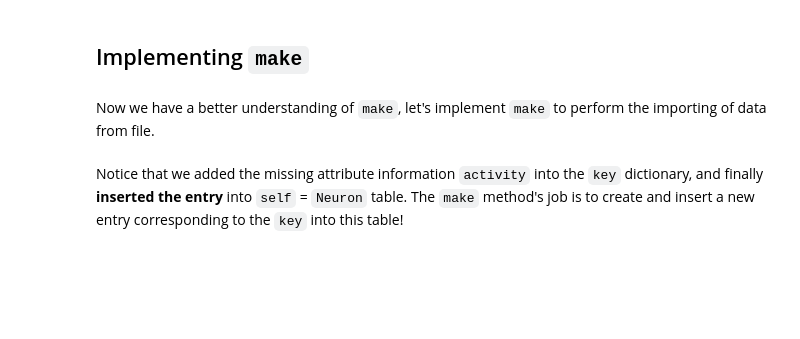
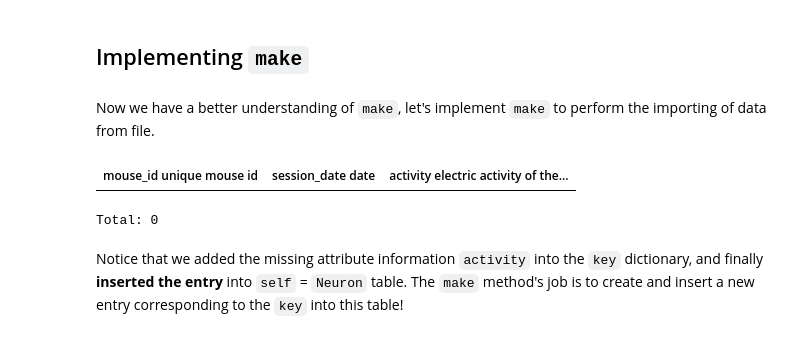
Before and after one commit to datajoint/neuronex_workshop_2018, a Jupyter notebook: julia/02-Imported and Computed Tables.ipynb, the cells around one changed output. Cells and saved outputs as stored; diff of their text form; code cells hidden in the pictures; blank space fills up the shorter version.

```diff
--- a/julia/02-Imported and Computed Tables.ipynb
+++ b/julia/02-Imported and Computed Tables.ipynb
@@ -273,28 +361,30 @@ Now we have a better understanding of `make`, let's implement `make` to perform
 # %%
 using NPZ
 
 @pydef mutable struct Neuron <: dj.Imported
     definition = """
     -> Session
     ---
     activity: longblob    # electric activity of the neuron
-    '''
     """
 
     function make(self, key)
         filename = "../data/data_$(key["mouse_id"])_$(key["session_date"]).npy"
         println("filename is ", filename)
         key["activity"] = npzread(filename)
         self.insert1(key)
         println("    data from file inserted.")
     end
 end
 py"""
 Neuron = schema($Neuron)
 """
 Neuron = py"Neuron"
 
 neuron = Neuron()
+# %% [output]
+| mouse_id unique mouse id | session_date date | activity electric activity of the... |
+Total: 0
 # %% [markdown]
 Notice that we added the missing attribute information `activity` into the `key` dictionary, and finally **inserted the entry** into `self` = `Neuron` table. The `make` method's job is to create and insert a new entry corresponding to the `key` into this table!
 # %% [markdown]
```
Also changed, not shown: parts of 63 cells of this notebook.
